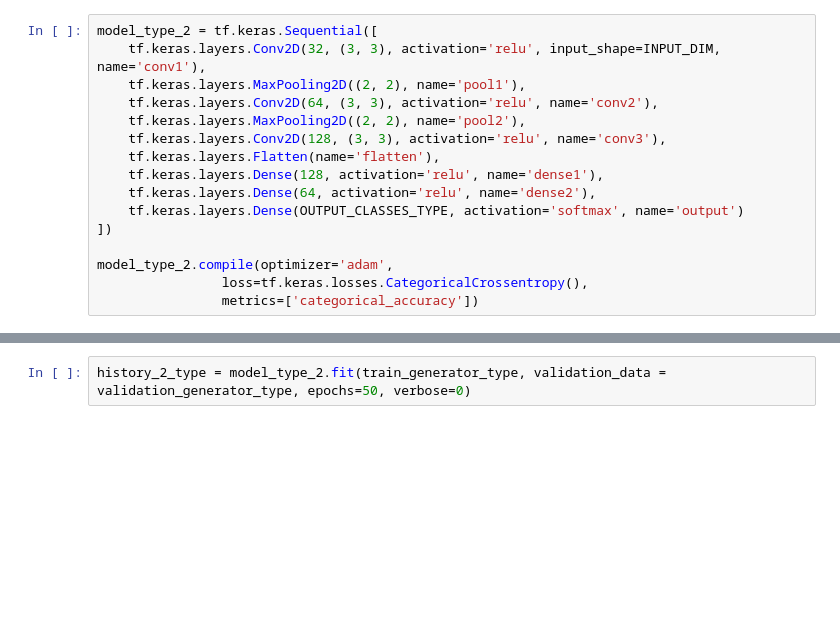
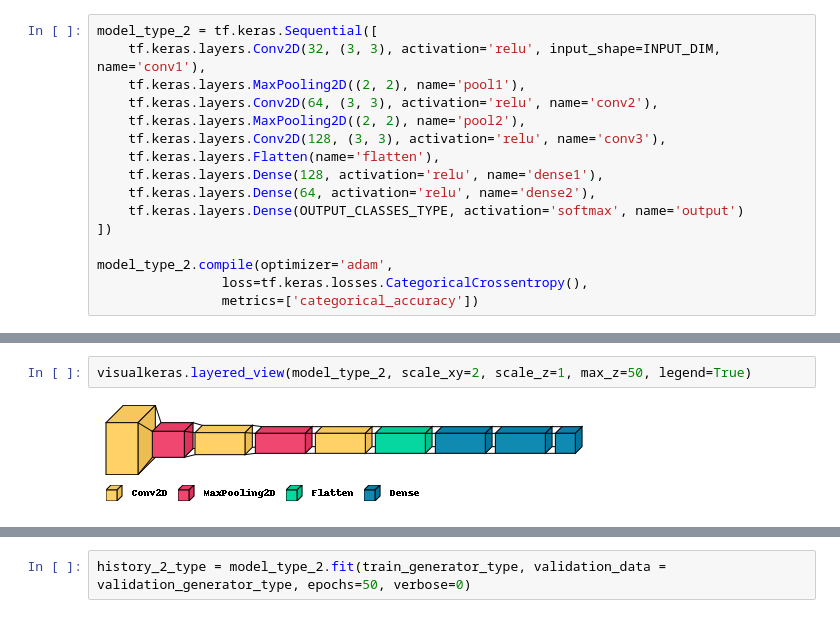
Before and after one commit to BenjapornW/Road-Traffic-Signs-Image-Classification-using-a-Neural-Network, a Jupyter notebook: s3959666_s3961136_15May_simple_cnn.ipynb, the cells around one changed output, grey strips where cells are left out. Cells and saved outputs as stored; diff of their text form; blank space fills up the shorter version.

```diff
--- a/s3959666_s3961136_15May_simple_cnn.ipynb
+++ b/s3959666_s3961136_15May_simple_cnn.ipynb
@@ -1113,0 +1159,4 @@ model_type_2.compile(optimizer='adam',
+# %%
+visualkeras.layered_view(model_type_2, scale_xy=2, scale_z=1, max_z=50, legend=True)
+# %% [output]
+[figure, added]
```
Also changed, not shown: parts of 22 cells of this notebook.
